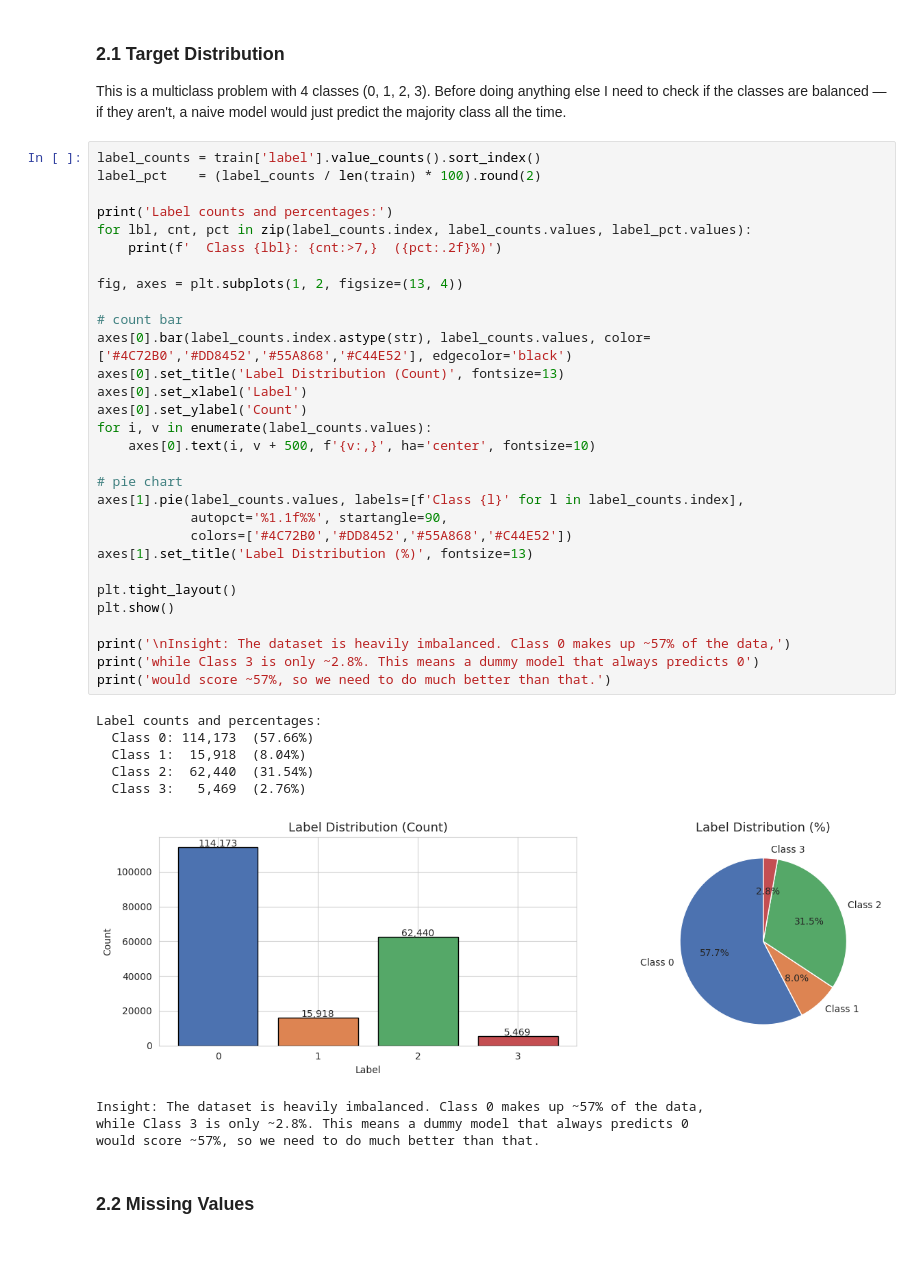
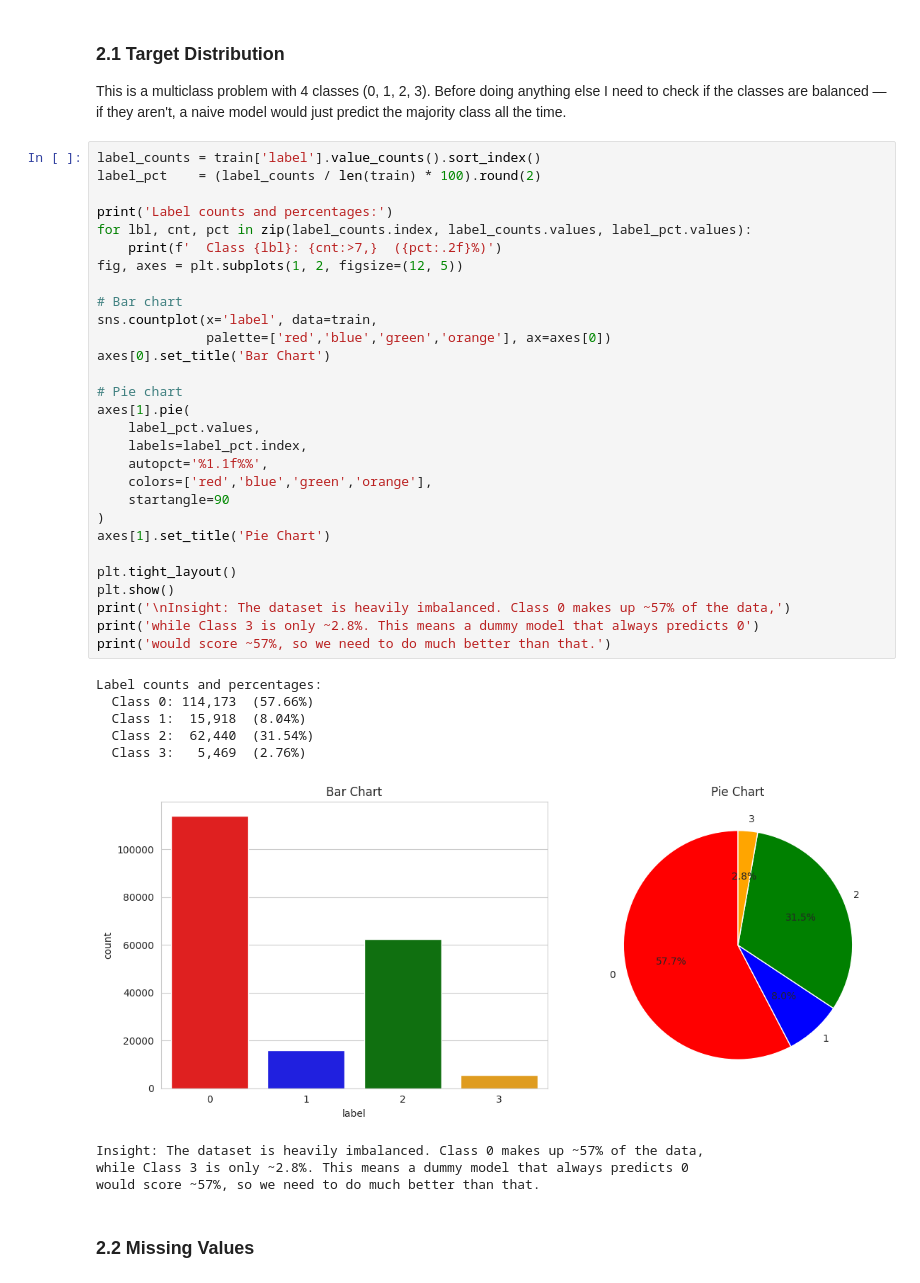
Before and after one commit to Avhi-kr/MLP_Project_Jan26, a Jupyter notebook: Main Notebook/FinalNoteboook.ipynb, the cells around one changed output. Drawn from its saved outputs; the diff is of its cells as text; blank space fills up the shorter version.

```diff
--- a/Main Notebook/FinalNoteboook.ipynb
+++ b/Main Notebook/FinalNoteboook.ipynb
@@ -101,40 +101,39 @@ This is a multiclass problem with 4 classes (0, 1, 2, 3). Before doing anything
 # %%
 label_counts = train['label'].value_counts().sort_index()
 label_pct    = (label_counts / len(train) * 100).round(2)
 
 print('Label counts and percentages:')
 for lbl, cnt, pct in zip(label_counts.index, label_counts.values, label_pct.values):
     print(f'  Class {lbl}: {cnt:>7,}  ({pct:.2f}%)')
+fig, axes = plt.subplots(1, 2, figsize=(12, 5))
 
-fig, axes = plt.subplots(1, 2, figsize=(13, 4))
+# Bar chart
+sns.countplot(x='label', data=train,
+              palette=['red','blue','green','orange'], ax=axes[0])
+axes[0].set_title('Bar Chart')
 
-# count bar
-axes[0].bar(label_counts.index.astype(str), label_counts.values, color=['#4C72B0','#DD8452','#55A868','#C44E52'], edgecolor='black')
-axes[0].set_title('Label Distribution (Count)', fontsize=13)
-axes[0].set_xlabel('Label')
-axes[0].set_ylabel('Count')
-for i, v in enumerate(label_counts.values):
-    axes[0].text(i, v + 500, f'{v:,}', ha='center', fontsize=10)
-
-# pie chart
-axes[1].pie(label_counts.values, labels=[f'Class {l}' for l in label_counts.index],
-            autopct='%1.1f%%', startangle=90,
-            colors=['#4C72B0','#DD8452','#55A868','#C44E52'])
-axes[1].set_title('Label Distribution (%)', fontsize=13)
+# Pie chart
+axes[1].pie(
+    label_pct.values,
+    labels=label_pct.index,
+    autopct='%1.1f%%',
+    colors=['red','blue','green','orange'],
+    startangle=90
+)
+axes[1].set_title('Pie Chart')
 
 plt.tight_layout()
 plt.show()
-
 print('\nInsight: The dataset is heavily imbalanced. Class 0 makes up ~57% of the data,')
 print('while Class 3 is only ~2.8%. This means a dummy model that always predicts 0')
 print('would score ~57%, so we need to do much better than that.')
 # %% [output]
 Label counts and percentages:
   Class 0: 114,173  (57.66%)
   Class 1:  15,918  (8.04%)
   Class 2:  62,440  (31.54%)
   Class 3:   5,469  (2.76%)
-[figure, old version]
+[figure, new version]
 Insight: The dataset is heavily imbalanced. Class 0 makes up ~57% of the data,
 while Class 3 is only ~2.8%. This means a dummy model that always predicts 0
 would score ~57%, so we need to do much better than that.
```
Also changed, not shown: parts of 7 cells of this notebook.
